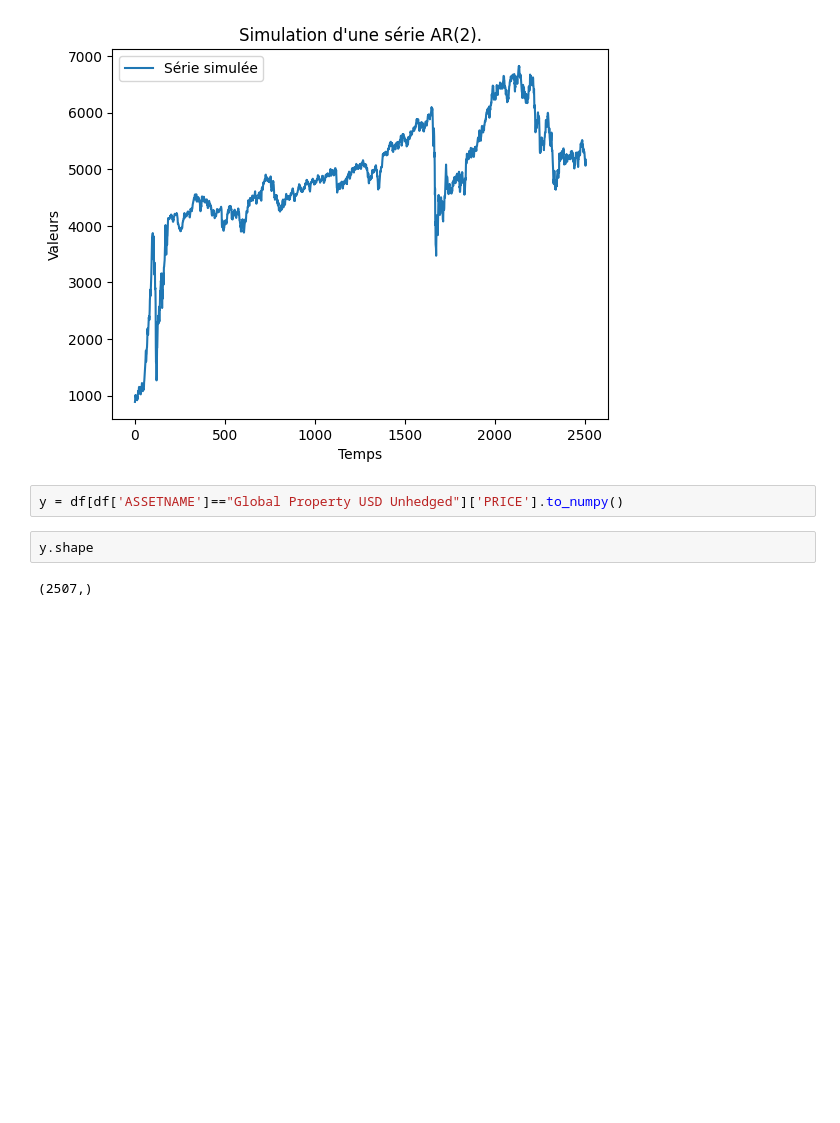
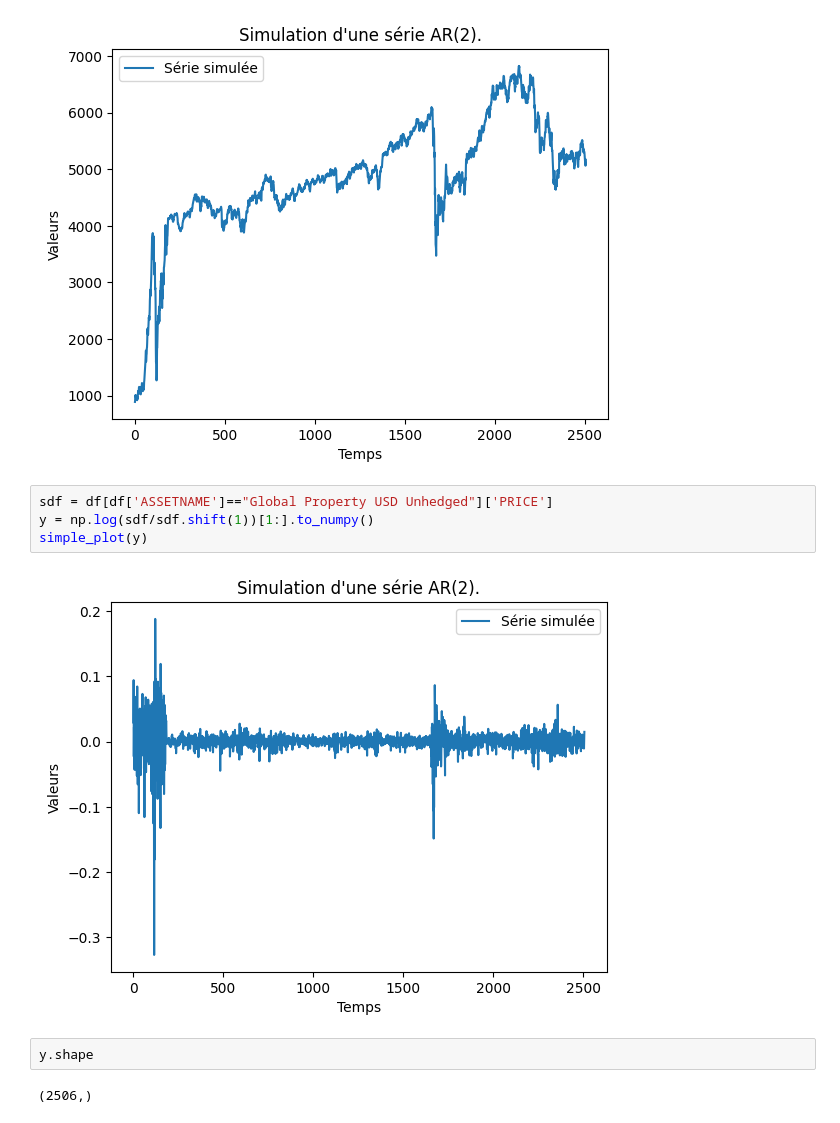
Before and after one commit to QMoayedpour/statapp-hsbc, a Jupyter notebook: gan_simulation.ipynb, the cells around one changed output. Drawn from its saved outputs; the diff is of its cells as text; blank space fills up the shorter version.

```diff
--- a/gan_simulation.ipynb
+++ b/gan_simulation.ipynb
@@ -18,9 +18,13 @@ simple_plot(df[df['ASSETNAME']=="Global Property USD Unhedged"]['PRICE'])
 # %% [output]
 [figure]
 # %%
-y = df[df['ASSETNAME']=="Global Property USD Unhedged"]['PRICE'].to_numpy()
+sdf = df[df['ASSETNAME']=="Global Property USD Unhedged"]['PRICE']
+y = np.log(sdf/sdf.shift(1))[1:].to_numpy()
+simple_plot(y)
+# %% [output]
+[figure, added]
 # %%
 y.shape
 # %% [output]
-(2507,)
+(2506,)
 # %%
```
Also changed, not shown: parts of 7 cells of this notebook, 2 other files.
